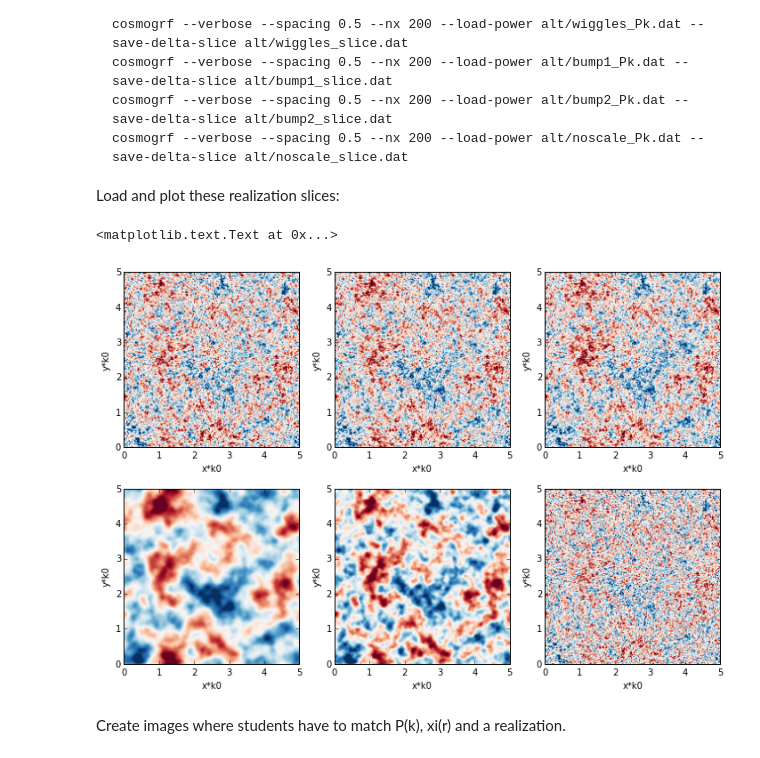
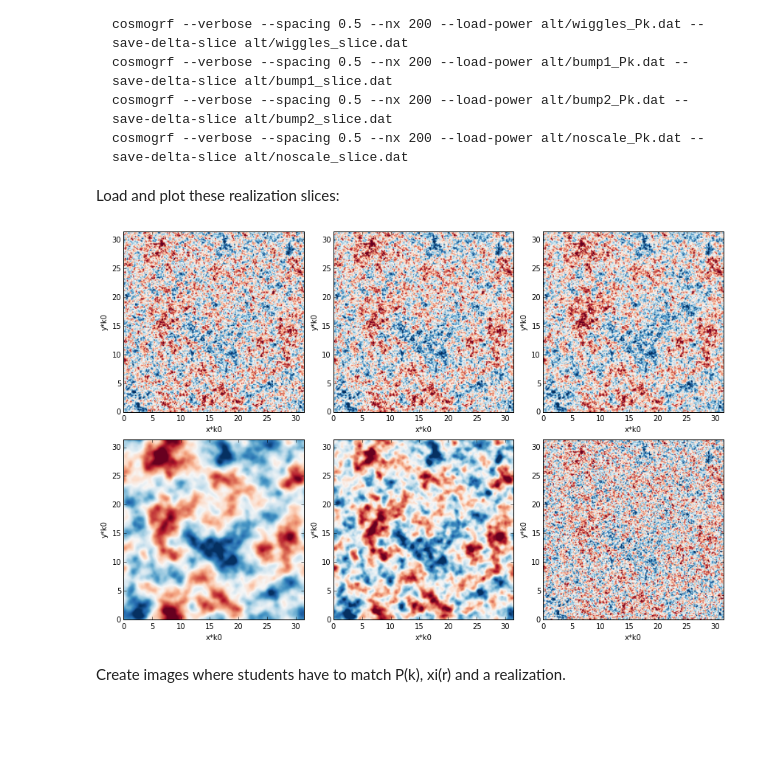
Before and after one commit to DarkEnergyScienceCollaboration/DESchool_LSS_Stats, a Jupyter notebook: LargeScaleStructureStatistics/LargeScaleStructureStatistics.ipynb, the cells around one changed output. Cells and saved outputs as stored; diff of their text form; code cells hidden in the pictures; blank space fills up the shorter version.

```diff
--- a/LargeScaleStructureStatistics/LargeScaleStructureStatistics.ipynb
+++ b/LargeScaleStructureStatistics/LargeScaleStructureStatistics.ipynb
@@ -185,35 +185,35 @@ bump1_slice = np.loadtxt('alt/bump1_slice.dat')
 bump2_slice = np.loadtxt('alt/bump2_slice.dat')
 noscale_slice = np.loadtxt('alt/noscale_slice.dat')
 # %%
-ex = (0.,5.,0.,5.)
+ex = np.array((0.,5.,0.,5.))*2*np.pi
 fig = plt.figure(figsize=(12,8))
 plt.subplot(2,3,1)
 slice_plot(planck13_slice,extent=ex)
 plt.xlabel('x*k0')
 plt.ylabel('y*k0')
 plt.subplot(2,3,2)
 slice_plot(powerlaw_slice,extent=ex)
 plt.xlabel('x*k0')
 plt.ylabel('y*k0')
 plt.subplot(2,3,3)
 slice_plot(wiggles_slice,extent=ex)
 plt.xlabel('x*k0')
 plt.ylabel('y*k0')
 plt.subplot(2,3,4)
 slice_plot(bump1_slice,extent=ex)
 plt.xlabel('x*k0')
 plt.ylabel('y*k0')
 plt.subplot(2,3,5)
 slice_plot(bump2_slice,extent=ex)
 plt.xlabel('x*k0')
 plt.ylabel('y*k0')
 plt.subplot(2,3,6)
 slice_plot(noscale_slice,extent=ex)
 plt.xlabel('x*k0')
 plt.ylabel('y*k0')
+plt.tight_layout();
 # %% [output]
-<matplotlib.text.Text at 0x...>
-[figure, old version]
+[figure, new version]
 # %% [markdown]
 Create images where students have to match P(k), xi(r) and a realization.
 # %%
```
Also changed, not shown: parts of 10 cells of this notebook, 5 other files.
